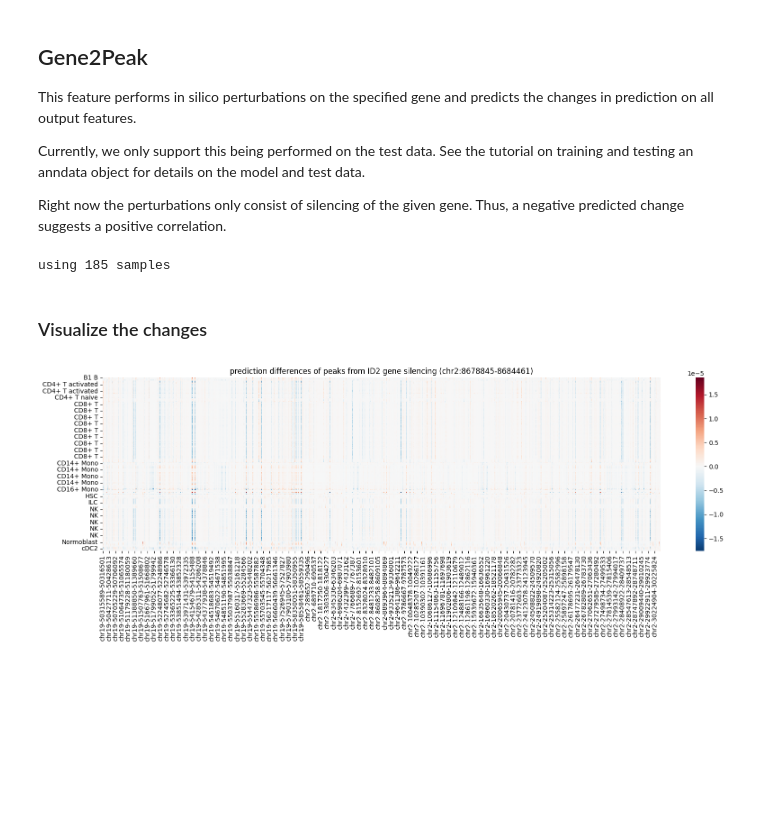
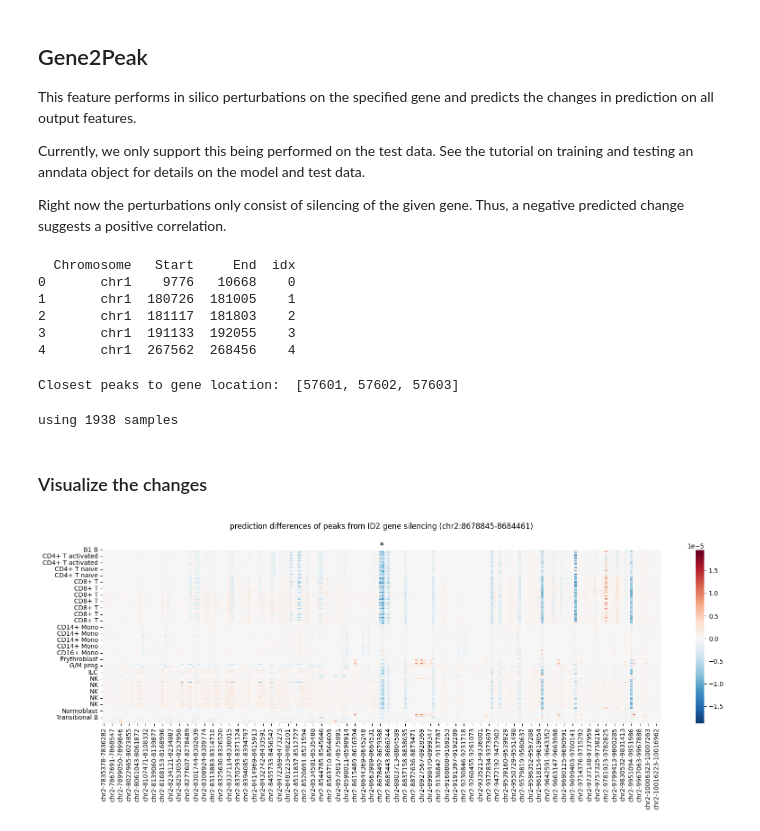
Before and after one commit to Center-for-Health-Data-Science/multiDGD, a Jupyter notebook: tutorials/gene2peak.ipynb, the cells around one changed output. Cells and saved outputs as stored; diff of their text form; code cells hidden in the pictures; blank space fills up the shorter version.

Commit message:
Correct tutorials (#19)
* fixed a bug with new data init

* updated tutorials

* added missing peak identification and updated plotting

```diff
--- a/tutorials/gene2peak.ipynb
+++ b/tutorials/gene2peak.ipynb
@@ -14,10 +29,10 @@ See [example_adata_bonemarrow](https://github.com/Center-for-Health-Data-Science
 # %%
 # Load data
-data = ad.read_h5ad('./example_data.h5ad')
+data = ad.read_h5ad('./data/human_bonemarrow.h5ad')
 
 # load model from the saved checkpoint
 # (has to be trained on test data)
-model = multiDGD.DGD.load(data=data, save_dir='./models/', model_name='dgd_bonemarrow_default')
+model = multiDGD.DGD.load(data=data, save_dir='./models/', model_name='dgd_human_bonemarrow')
 # %% [output]
 Covariate model initialized as:
 
@@ -37,24 +52,51 @@ This feature performs in silico perturbations on the specified gene and predicts
 Currently, we only support this being performed on the test data. See the tutorial on training and testing an anndata object for details on the model and test data.
 
 Right now the perturbations only consist of silencing of the given gene. Thus, a negative predicted change suggests a positive correlation.
+# %%
+# in order to find the peak closest to the gene, we first need the gene coordinates for all peaks
+
+coordinates = data.var[data.var['feature_types'] == 'ATAC'].index
+chromosome_ids = [x.split('-')[0] for x in coordinates] # in this case items are separated by '-', make sure to check your data yourself
+start_positions = [int(x.split('-')[1]) for x in coordinates]
+end_positions = [int(x.split('-')[2]) for x in coordinates]
+
+ref_df = pd.DataFrame({'Chromosome': chromosome_ids, 'Start': start_positions, 'End': end_positions, 'idx': np.arange(len(coordinates))})
+print(ref_df.head())
+# %% [output]
+  Chromosome   Start     End  idx
+0       chr1    9776   10668    0
+1       chr1  180726  181005    1
+2       chr1  181117  181803    2
+3       chr1  191133  192055    3
+4       chr1  267562  268456    4
 # %%
+from multiDGD.functions._gene2peak import get_closest_peak
+
 # specify the gene we want to look at
 gene_name = "ID2"
 gene_location = "chr2:8678845-8684461"
 
+chromosome = gene_location.split(":")[0]
+start = gene_location.split(":")[1].split("-")[0]
+end = gene_location.split(":")[1].split("-")[1]
+peak_id = get_closest_peak(chromosome, start, end, ref_df)
+print("Closest peaks to gene location: ", peak_id)
+
 # and the samples we want to look at
 test_set = data[data.obs["train_val_test"] == "test",:].copy()
+# %% [output]
+Closest peaks to gene location:  [57601, 57602, 57603]
 # %%
 predicted_changes, samples_of_interest = model.gene2peak(gene_name=gene_name, testset=test_set)
 # %% [output]
-using 185 samples
+using 1938 samples
 # %%
 delta_gex = predicted_changes[0]
 delta_atac = predicted_changes[1]
 # %% [markdown]
 ### Visualize the changes
 # %%
-def plot_gel(testset, heatmap, gene_name, gene_loc, modality_switch, start_peak, end_peak, cell_types):
+def plot_gel(testset, heatmap, gene_name, gene_loc, modality_switch, start_peak, end_peak, peak_id, cell_types):
     df_heatmap_1 = pd.DataFrame(
         heatmap.numpy(),
         columns=testset.var.index[
@@ -66,23 +108,36 @@ def plot_gel(testset, heatmap, gene_name, gene_loc, modality_switch, start_peak,
 
     fig, ax = plt.subplots(figsize=(20, 5))
     sns.heatmap(df_heatmap_1, linewidth=0.0, cmap="RdBu_r", center=0)
+    # annotate the peak id
+    plt.annotate(
+        "*",
+        xy=(peak_id - start_peak, 0),
+        xytext=(peak_id - start_peak, -1),
+        ha="center",
+        va="bottom",
+        color="black",
+        fontsize=14,
+    )
+    # set the title higher up
     plt.title(
         "prediction differences of peaks from {} gene silencing ({})".format(
             gene_name, gene_loc
-        )
+        ),
+        y=1.1,
     )
     plt.show()
 
     return df_heatmap_1
 # %%
 peak_id = 57602 # and the one before and after, but not too relevant for plotting
-start_peak = peak_id - 1000
-end_peak = peak_id + 1000
+start_peak = peak_id - 100
+end_peak = peak_id + 100
 modality_switch = delta_gex.shape[1]
 
 cell_types = test_set.obs['cell_type'].values[samples_of_interest]
 heatmap_1 = delta_atac[:,start_peak:end_peak]
 
-df_heatmap_1 = plot_gel(test_set, heatmap_1, gene_name, gene_location, modality_switch, start_peak, end_peak, cell_types)
+# the asterisk indicates the peak closest to the gene
+df_heatmap_1 = plot_gel(test_set, heatmap_1, gene_name, gene_location, modality_switch, start_peak, end_peak, peak_id, cell_types)
 # %% [output]
-[figure, old version]
+[figure, new version]
```
Also changed, not shown: parts of 2 cells of this notebook, 5 other files.
